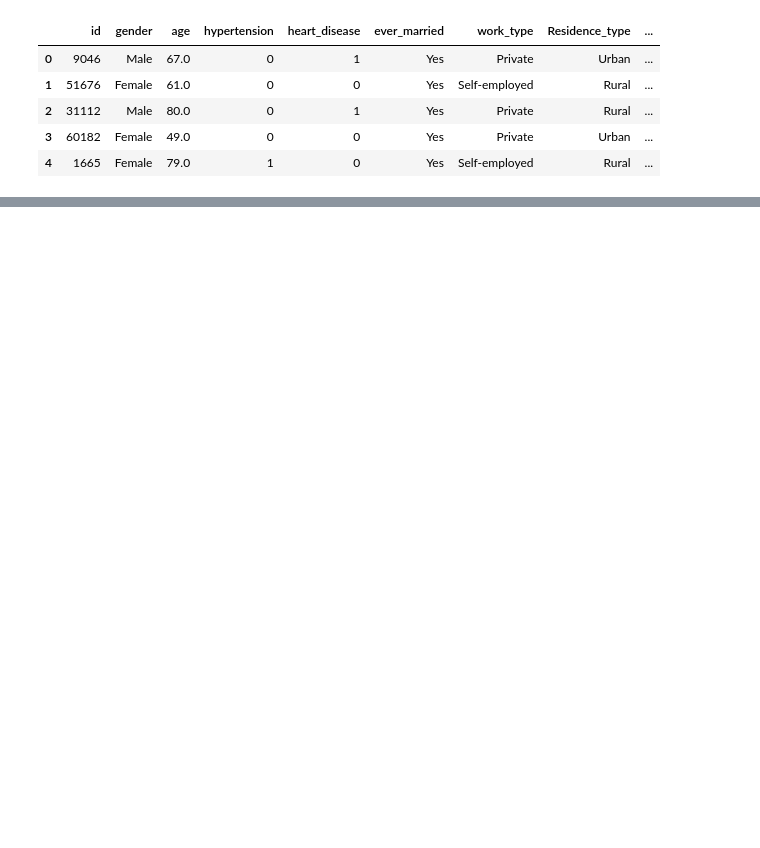
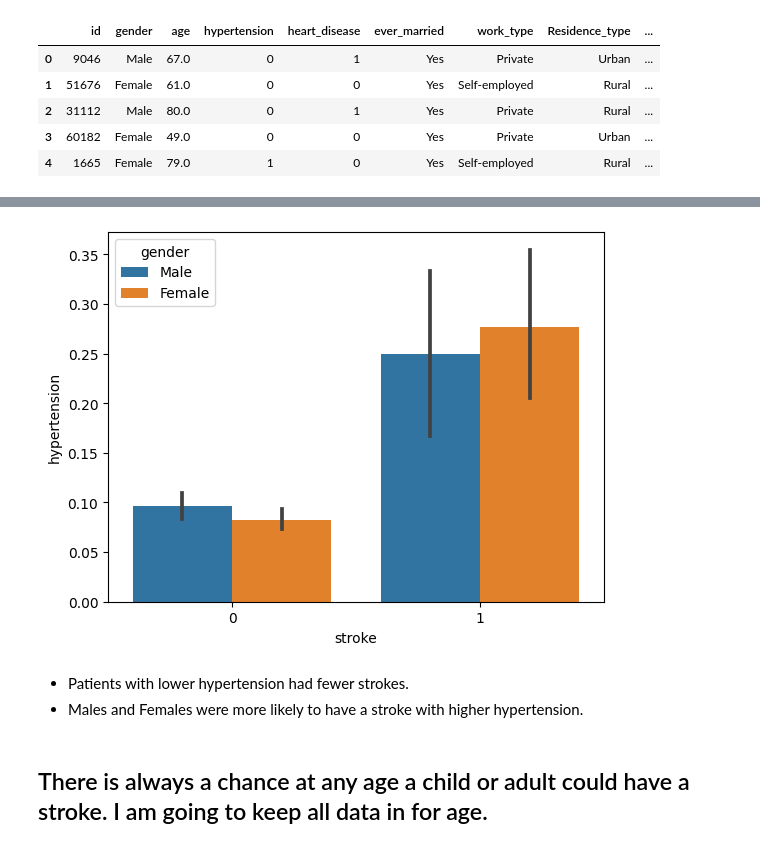
Before and after one commit to jordanbuddenhagen/Predicting-Strokes, a Jupyter notebook: Project_2_2.ipynb, the cells around one changed output, grey strips where cells are left out. Cells and saved outputs as stored; diff of their text form; code cells hidden in the pictures; blank space fills up the shorter version.

```diff
--- a/Project_2_2.ipynb
+++ b/Project_2_2.ipynb
@@ -28,3 +254,12 @@ df_stroke.shape
+# %%
+graph_hyperandstrokes = sns.barplot(data=df_stroke, x='stroke', y='hypertension', hue='gender')
+# %% [output]
+[figure, added]
+# %% [markdown]
+- Patients with lower hypertension had fewer strokes.
+- Males and Females were more likely to have a stroke with higher hypertension.
+# %% [markdown]
+## There is always a chance at any age a child or adult could have a stroke.  I am going to keep all data in for age.
 # %% [markdown]
 1. Source of data
 - https://www.kaggle.com/datasets/fedesoriano/stroke-prediction-dataset?resource=download  StrokePrediction Dataset
```
Also changed, not shown: parts of 38 cells of this notebook.
